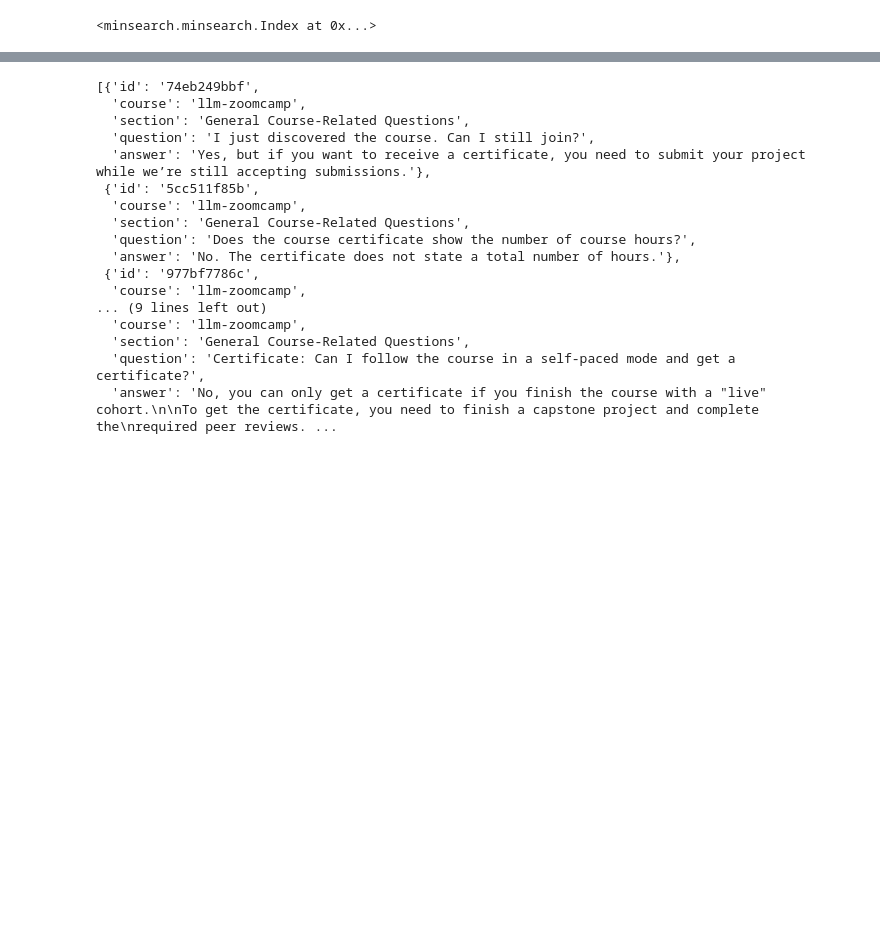
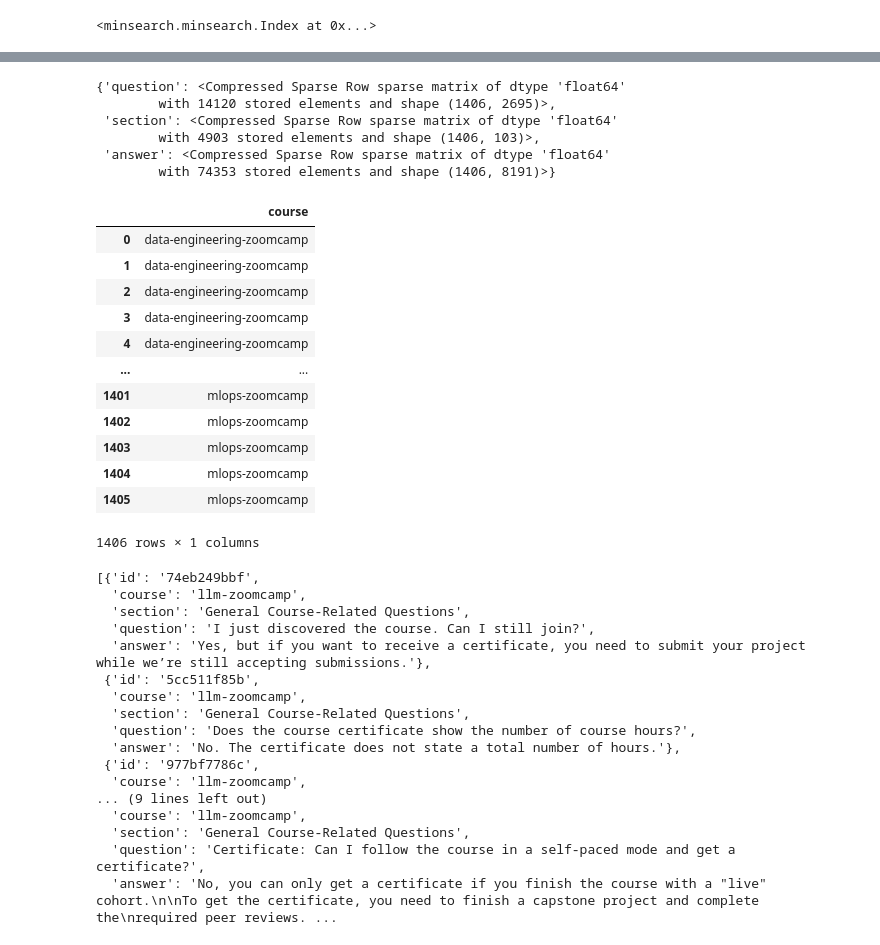
Before and after one commit to skykmar02/RAG, a Jupyter notebook: notebook.ipynb, the cells around one changed output, grey strips where cells are left out. Cells and saved outputs as stored; diff of their text form; code cells hidden in the pictures; blank space fills up the shorter version.

```diff
--- a/notebook.ipynb
+++ b/notebook.ipynb
@@ -148,3 +168,28 @@ index.fit(documents)
+# %%
+index.text_matrices
+# %% [output]
+{'question': <Compressed Sparse Row sparse matrix of dtype 'float64'
+        with 14120 stored elements and shape (1406, 2695)>,
+ 'section': <Compressed Sparse Row sparse matrix of dtype 'float64'
+        with 4903 stored elements and shape (1406, 103)>,
+ 'answer': <Compressed Sparse Row sparse matrix of dtype 'float64'
+        with 74353 stored elements and shape (1406, 8191)>}
+# %%
+index.keyword_df
+# %% [output]
+|  | course |
+| 0 | data-engineering-zoomcamp |
+| 1 | data-engineering-zoomcamp |
+| 2 | data-engineering-zoomcamp |
+| 3 | data-engineering-zoomcamp |
+| 4 | data-engineering-zoomcamp |
+| ... | ... |
+| 1401 | mlops-zoomcamp |
+| 1402 | mlops-zoomcamp |
+| 1403 | mlops-zoomcamp |
+| 1404 | mlops-zoomcamp |
+| 1405 | mlops-zoomcamp |
+1406 rows × 1 columns
 # %%
 search_results = index.search(
     question,
```
Also changed, not shown: parts of 1 cell of this notebook, 3 other files.
